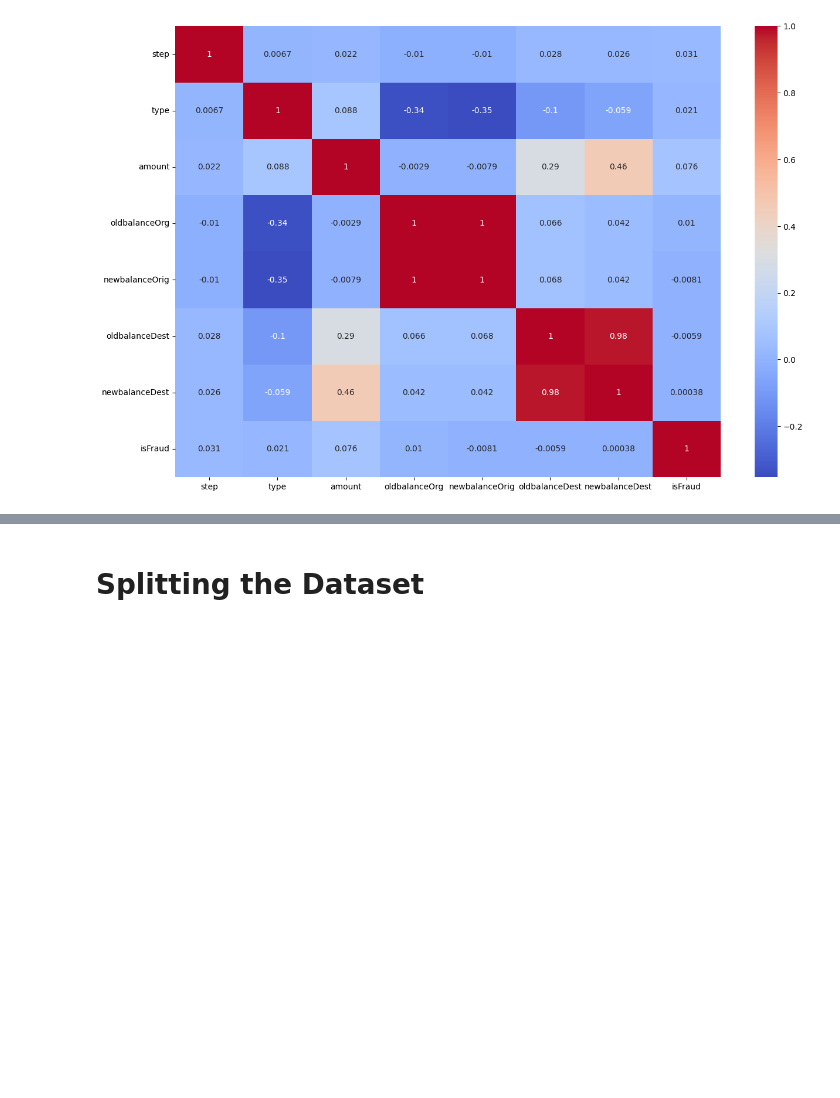
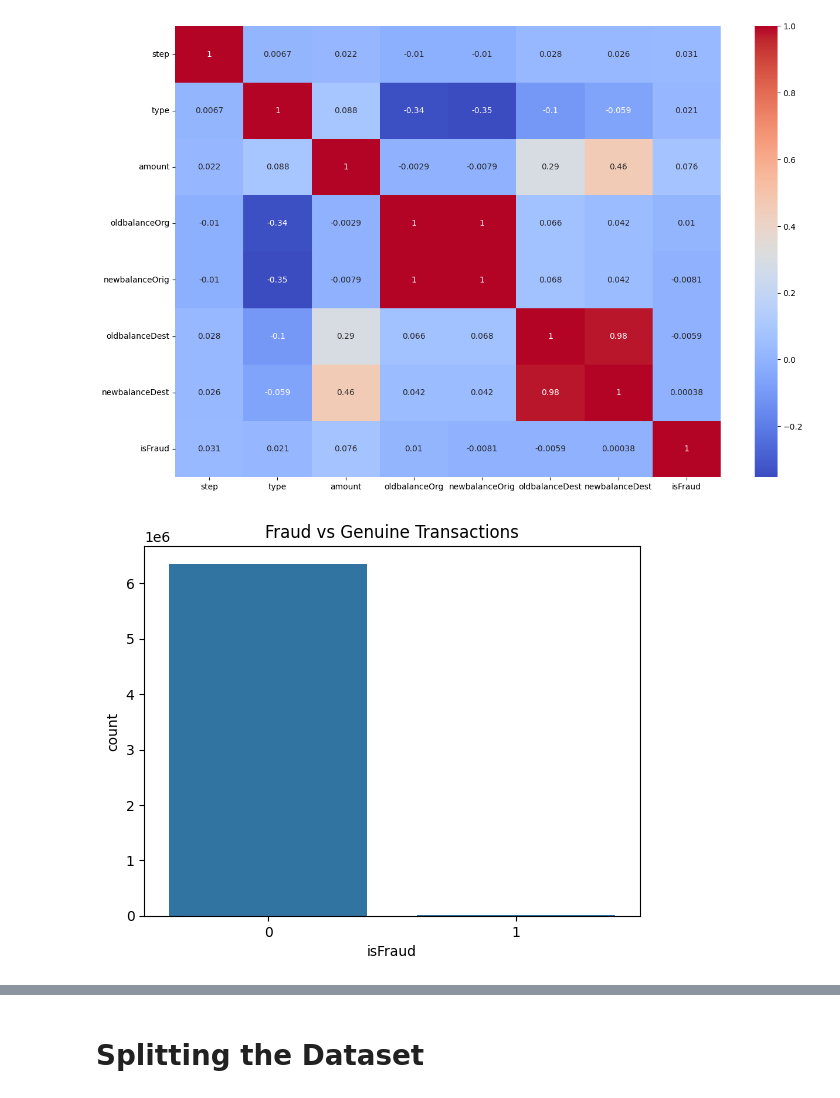
Before and after one commit to ranjanvrma/fraud-detection, a Jupyter notebook: notebook/fraud-detection.ipynb, the cells around one changed output, grey strips where cells are left out. Cells and saved outputs as stored; diff of their text form; code cells hidden in the pictures; blank space fills up the shorter version.

```diff
--- a/notebook/fraud-detection.ipynb
+++ b/notebook/fraud-detection.ipynb
@@ -85,5 +85,11 @@ sns.heatmap(corr, annot = True, cmap = 'coolwarm')
 # %% [output]
 <Axes: >
 [figure]
+# %%
+sns.countplot(x='isFraud', data=df)
+plt.title("Fraud vs Genuine Transactions")
+plt.show()
+# %% [output]
+[figure, added]
 # %%
 sns.countplot(x='type', hue='isFraud', data=df)
```
Also changed, not shown: parts of 8 cells of this notebook.
